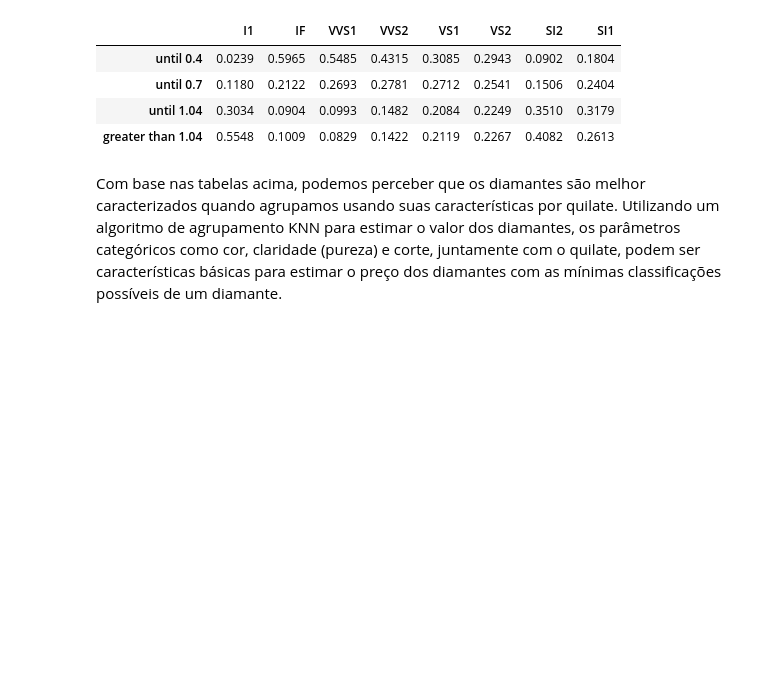
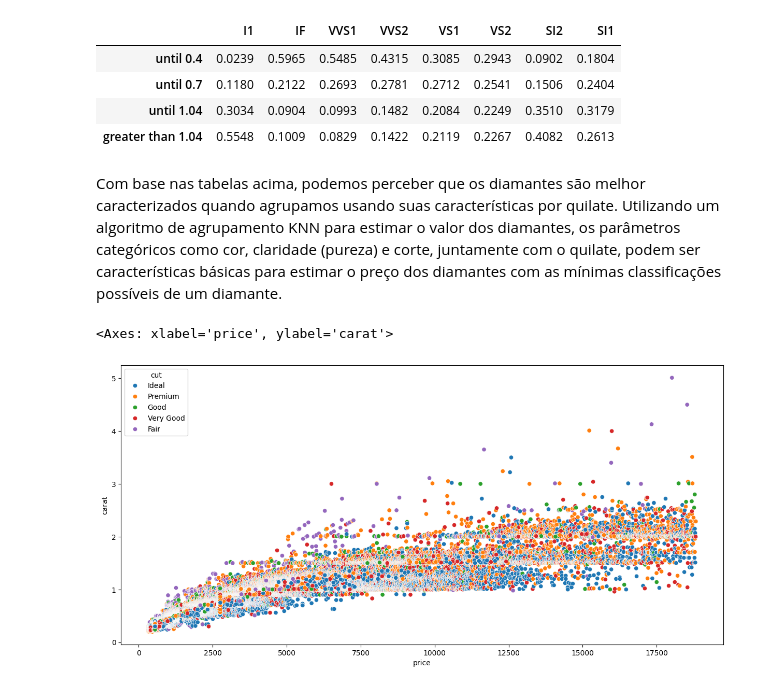
Before and after one commit to ppvyctor/Diamonds-Values, a Jupyter notebook: Trabalho ES.ipynb, the cells around one changed output. Saved outputs shown, nothing was run; the diff lists cells and outputs as text; code cells hidden in the pictures; blank space fills up the shorter version.

```diff
--- a/Trabalho ES.ipynb
+++ b/Trabalho ES.ipynb
@@ -505,3 +505,9 @@ clarity_carat
 | greater than 1.04 | 0.5548 | 0.1009 | 0.0829 | 0.1422 | 0.2119 | 0.2267 | 0.4082 | 0.2613 |
 # %% [markdown]
 Com base nas tabelas acima, podemos perceber que os diamantes são melhor caracterizados quando agrupamos usando suas características por quilate. Utilizando um algoritmo de agrupamento KNN para estimar o valor dos diamantes, os parâmetros categóricos como cor, claridade (pureza) e corte, juntamente com o quilate, podem ser características básicas para estimar o preço dos diamantes com as mínimas classificações possíveis de um diamante.
+# %%
+plt.figure(figsize = (15, 7))
+sns.scatterplot(diamonds, x = "price", y = "carat", hue = "cut")
+# %% [output]
+<Axes: xlabel='price', ylabel='carat'>
+[figure, added]
```
Also changed, not shown: parts of 1 cell of this notebook, 1 other file.
